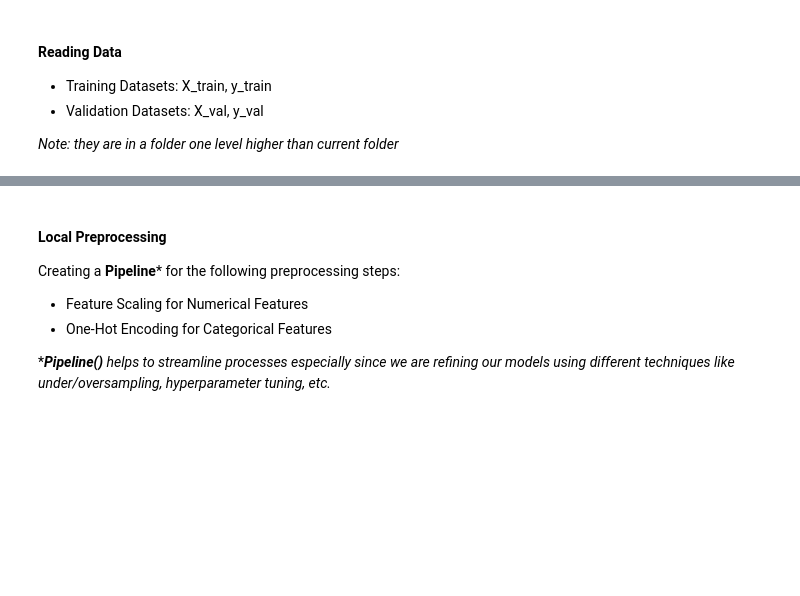
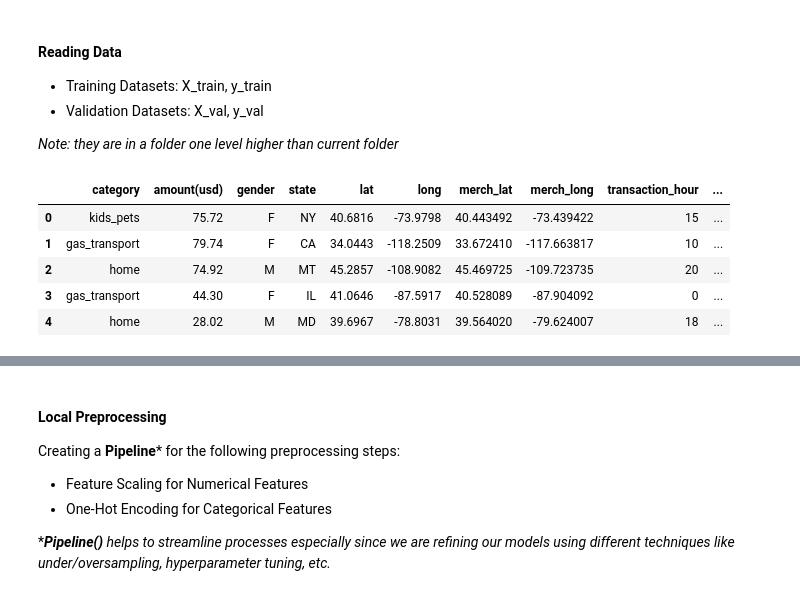
Before and after one commit to saxyrinchen/bt4012_project, a Jupyter notebook: LR_1.ipynb, the cells around one changed output, grey strips where cells are left out. Drawn from its saved outputs; the diff is of its cells as text; code cells hidden in the pictures; blank space fills up the shorter version.

```diff
--- a/LR_1.ipynb
+++ b/LR_1.ipynb
@@ -56,6 +56,15 @@ y_val = pd.read_csv('../y_val.csv')
 # test set only for one-time assessment of final model
 X_test = pd.read_csv('../X_test.csv')
 y_test = pd.read_csv('../y_test.csv')
+# %%
+X_train.head()
+# %% [output]
+|  | category | amount(usd) | gender | state | lat | long | merch_lat | merch_long | transaction_hour | ... |
+| 0 | kids_pets | 75.72 | F | NY | 40.6816 | -73.9798 | 40.443492 | -73.439422 | 15 | ... |
+| 1 | gas_transport | 79.74 | F | CA | 34.0443 | -118.2509 | 33.672410 | -117.663817 | 10 | ... |
+| 2 | home | 74.92 | M | MT | 45.2857 | -108.9082 | 45.469725 | -109.723735 | 20 | ... |
+| 3 | gas_transport | 44.30 | F | IL | 41.0646 | -87.5917 | 40.528089 | -87.904092 | 0 | ... |
+| 4 | home | 28.02 | M | MD | 39.6967 | -78.8031 | 39.564020 | -79.624007 | 18 | ... |
 # %%
 print("X_train's Shape:",X_train.shape)
 print("X_val's Shape:",X_val.shape)
```
Also changed, not shown: parts of 2 cells of this notebook, 1 other file.
